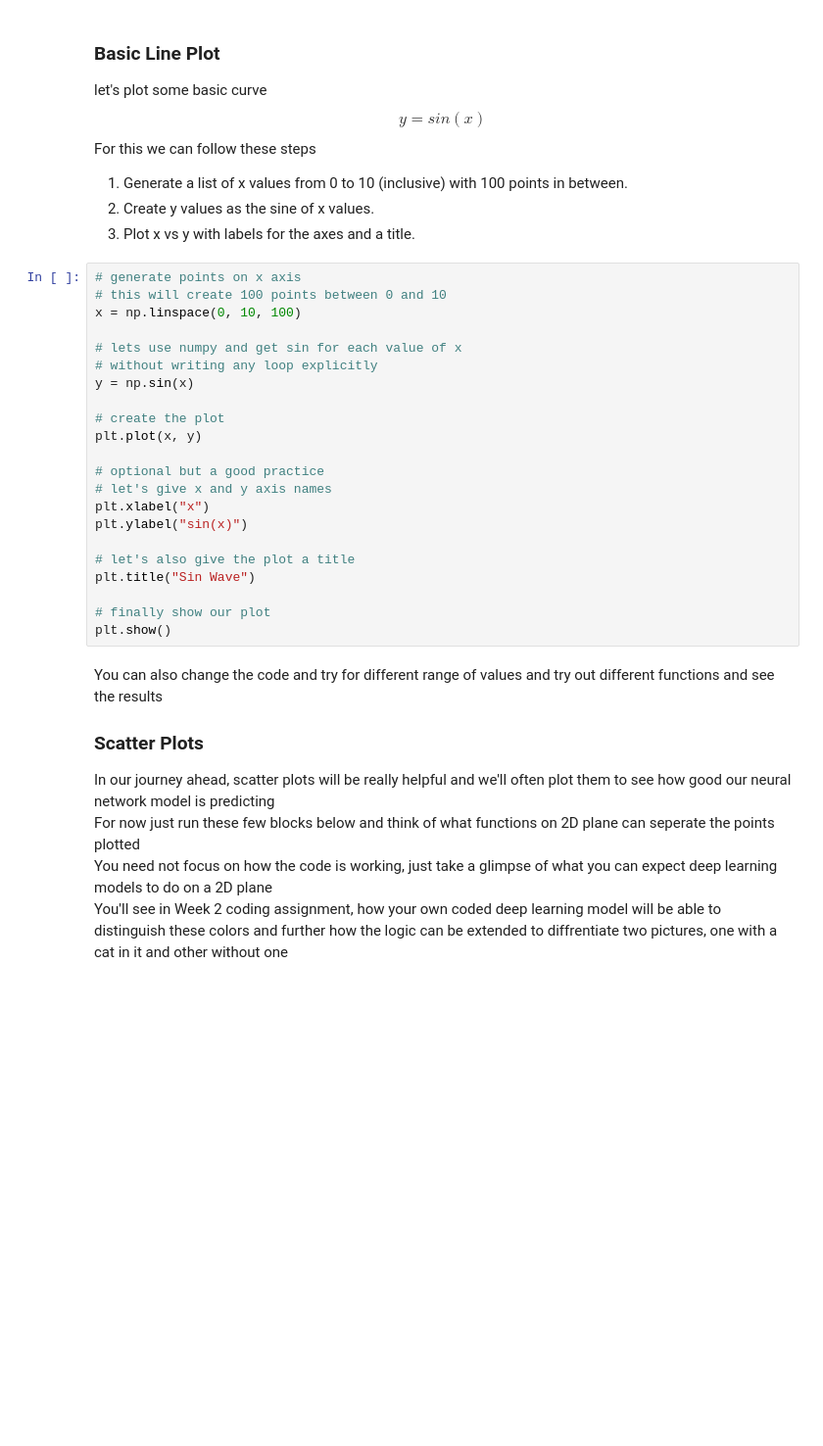
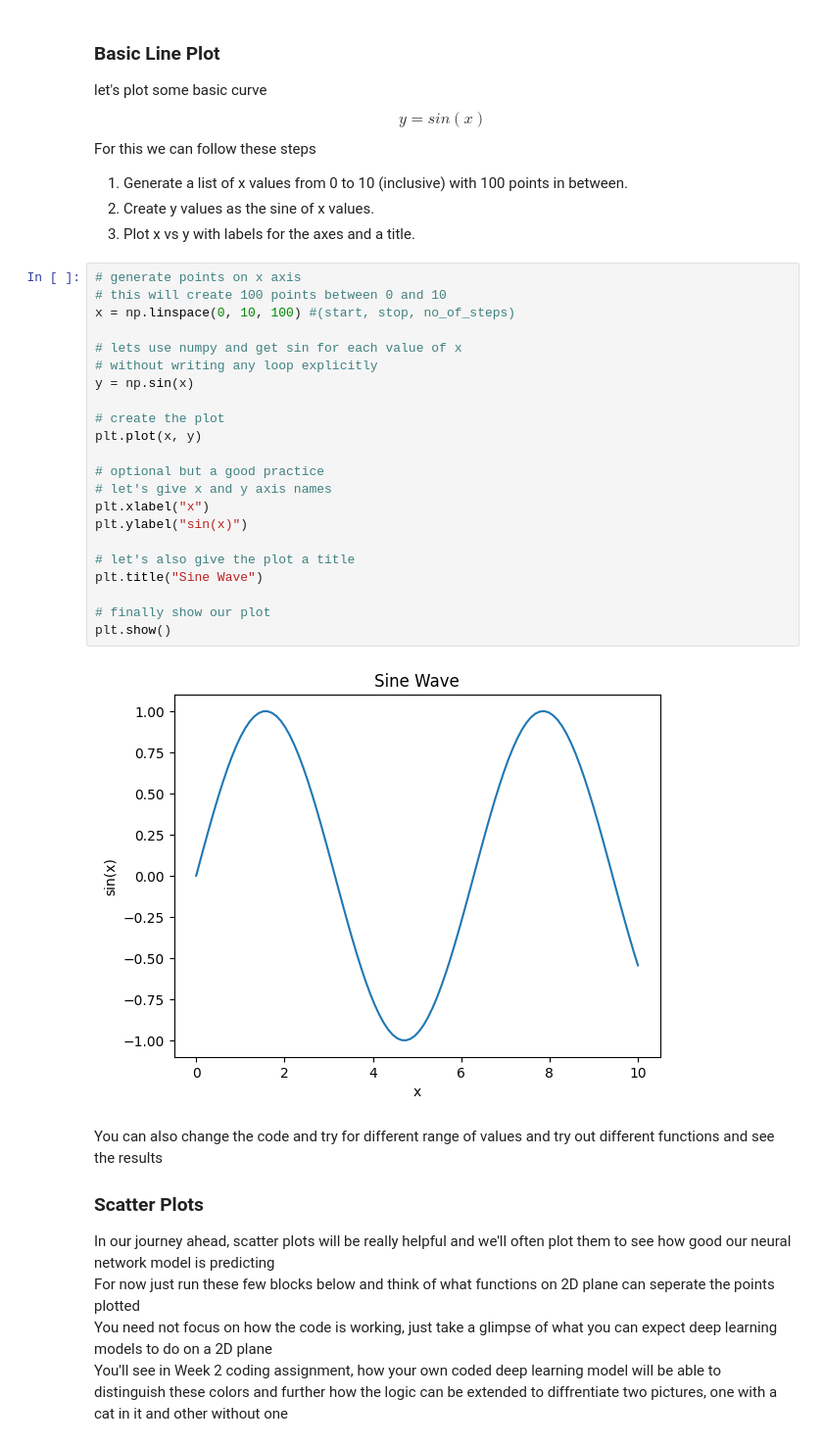
Before and after one commit to shubham282raj/SOC-Deep-Learning, a Jupyter notebook: 03_Matplotlib/assignment.ipynb, the cells around one changed output. Shown: that part at 98% size. Saved outputs shown, nothing was run; the diff lists cells and outputs as text; blank space fills up the shorter version.

```diff
--- a/03_Matplotlib/assignment.ipynb
+++ b/03_Matplotlib/assignment.ipynb
@@ -19,25 +19,27 @@ For this we can follow these steps
 # %%
 # generate points on x axis
 # this will create 100 points between 0 and 10
-x = np.linspace(0, 10, 100)
+x = np.linspace(0, 10, 100) #(start, stop, no_of_steps)
 
 # lets use numpy and get sin for each value of x
 # without writing any loop explicitly
 y = np.sin(x)
 
 # create the plot
 plt.plot(x, y)
 
 # optional but a good practice
 # let's give x and y axis names
 plt.xlabel("x")
 plt.ylabel("sin(x)")
 
 # let's also give the plot a title
-plt.title("Sin Wave")
+plt.title("Sine Wave")
 
 # finally show our plot
 plt.show()
+# %% [output]
+[figure, added]
 # %% [markdown]
 You can also change the code and try for different range of values and try out different functions and see the results
 
```
Also changed, not shown: parts of 14 cells of this notebook.
